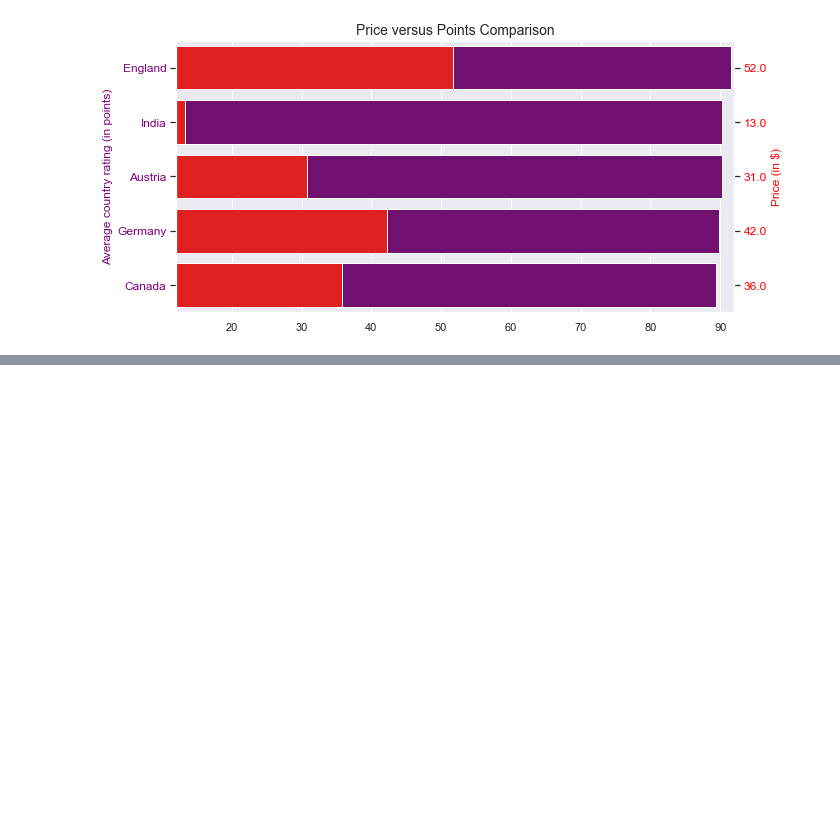
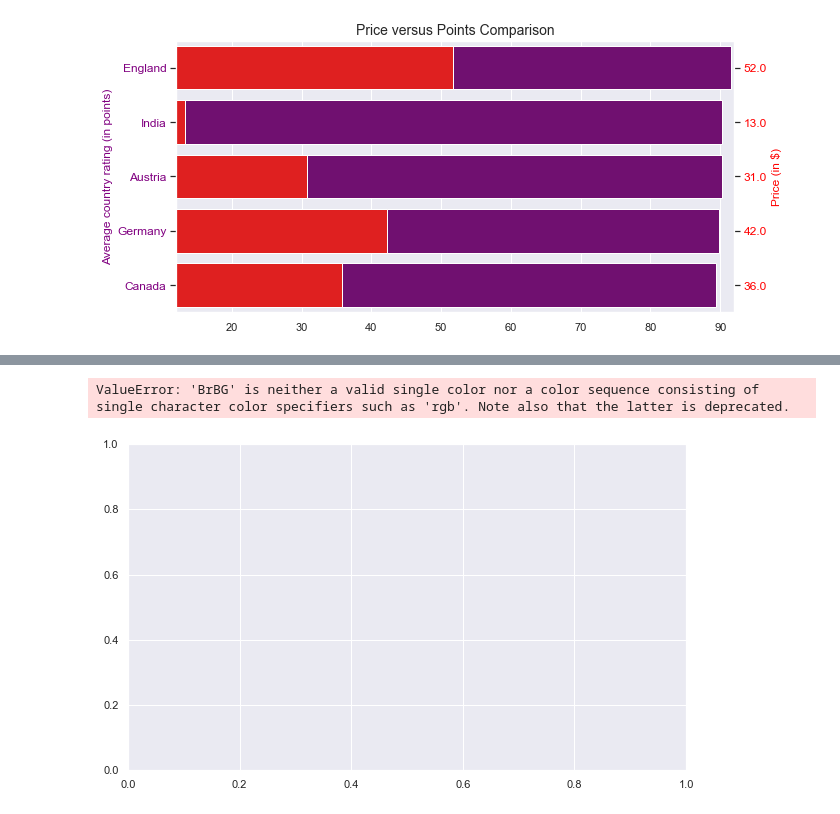
Before and after one commit to Nima-Sayyah/Drink-by-Data, a Jupyter notebook: Drink by Data (NS).ipynb, the cells around one changed output, grey strips where cells are left out. Drawn from its saved outputs; the diff is of its cells as text; code cells hidden in the pictures; blank space fills up the shorter version.

```diff
--- a/Drink by Data (NS).ipynb
+++ b/Drink by Data (NS).ipynb
@@ -573,0 +521,13 @@ Name: 80290, dtype: object
+# %%
+# plotting price distribution on a log scale
+plt.figure(figsize=(10,6))
+bin_edges = 10 ** np.arange(0.5, 3.5 + 0.05, 0.05)
+ticks = [1, 3, 10, 30, 100, 300, 1000, 3000, 10000]
+plt.hist(data = df1, x = 'price', bins=bin_edges, color = 'BrBG')
+plt.xscale('log')
+plt.xticks(ticks, ticks)
+plt.xlabel('Price ($)')
+plt.ylabel('Frequency');
+# %% [output]
+ValueError: 'BrBG' is neither a valid single color nor a color sequence consisting of single character color specifiers such as 'rgb'. Note also that the latter is deprecated.
+[figure, added]
```
Also changed, not shown: parts of 33 cells of this notebook.
